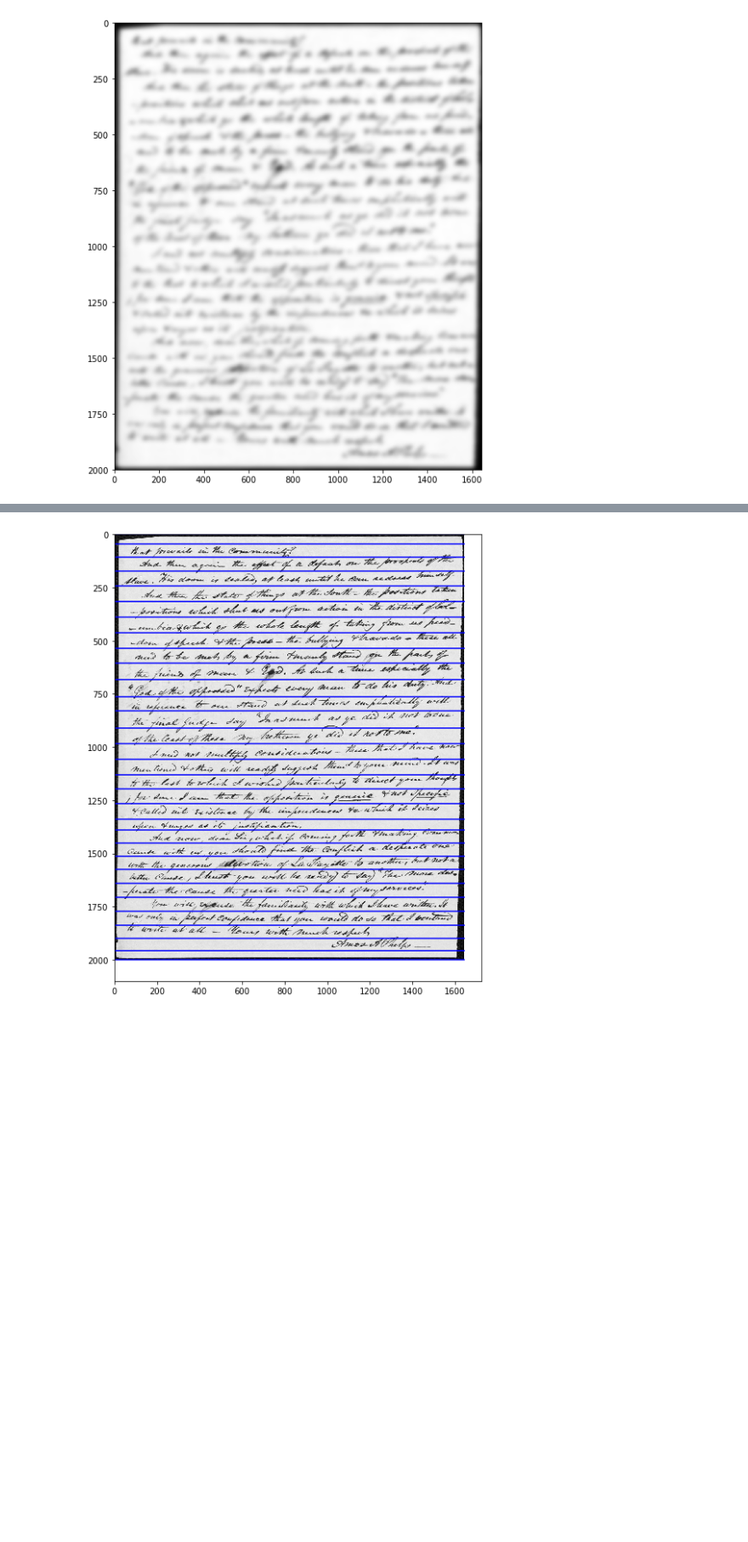
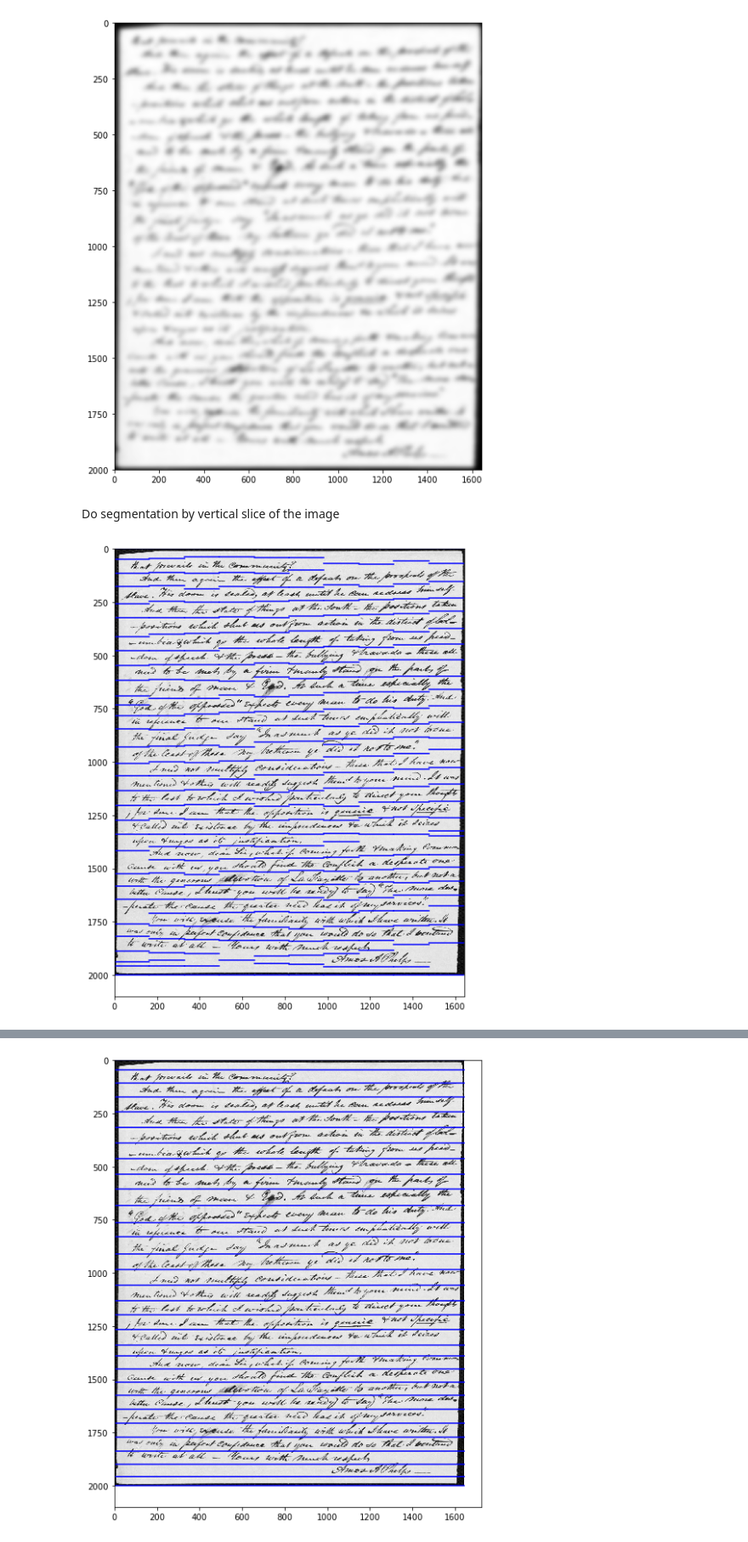
Before and after one commit to danhan52/text_recognition, a Jupyter notebook: segmentation/segment_page.ipynb, the cells around one changed output, grey strips where cells are left out. Shown at 85% size. Cells and saved outputs as stored; diff of their text form; code cells hidden in the pictures; blank space fills up the shorter version.

```diff
--- a/segmentation/segment_page.ipynb
+++ b/segmentation/segment_page.ipynb
@@ -49,4 +51,30 @@ plt.imshow(img_smooth, cmap="gray")
 plt.show()
 # %% [output]
 [figure]
+# %% [markdown]
+Do segmentation by vertical slice of the image
+# %%
+# choose size of slices
+num_slices = 10
+img_width = img_smooth.shape[1]
+slice_width = int(img_width/10)
+# %%
+# get linebreaks by slice
+linebreaks = []
+i = 0
+for i in range(0, img_width-slice_width, slice_width):
+    this_section = img_smooth[:, i:(i+slice_width)]
+    lb = projBreaks(this_section, "y")
+    linebreaks.append(lb)
+# %%
+# plot initial segmentation
+plt.imshow(img, cmap="gray")
+count = 0
+for i in range(0, img_width-slice_width, slice_width):
+    lb = linebreaks[count]
+    count += 1
+    plt.plot([i,i+slice_width], [lb, lb], 'b')
+plt.show()
+# %% [output]
+[figure, added]
 # %%
```
Also changed, not shown: parts of 3 cells of this notebook, 2 other files.
